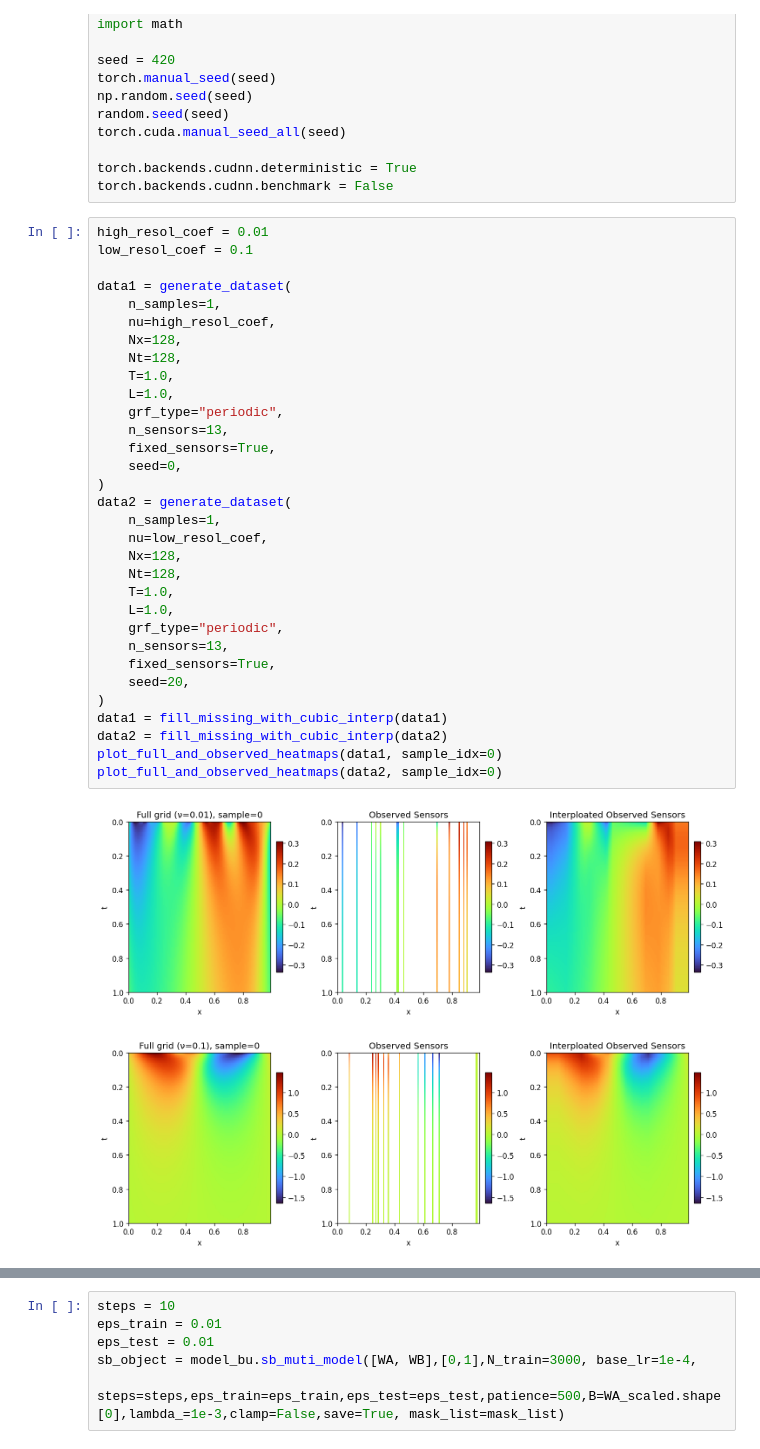
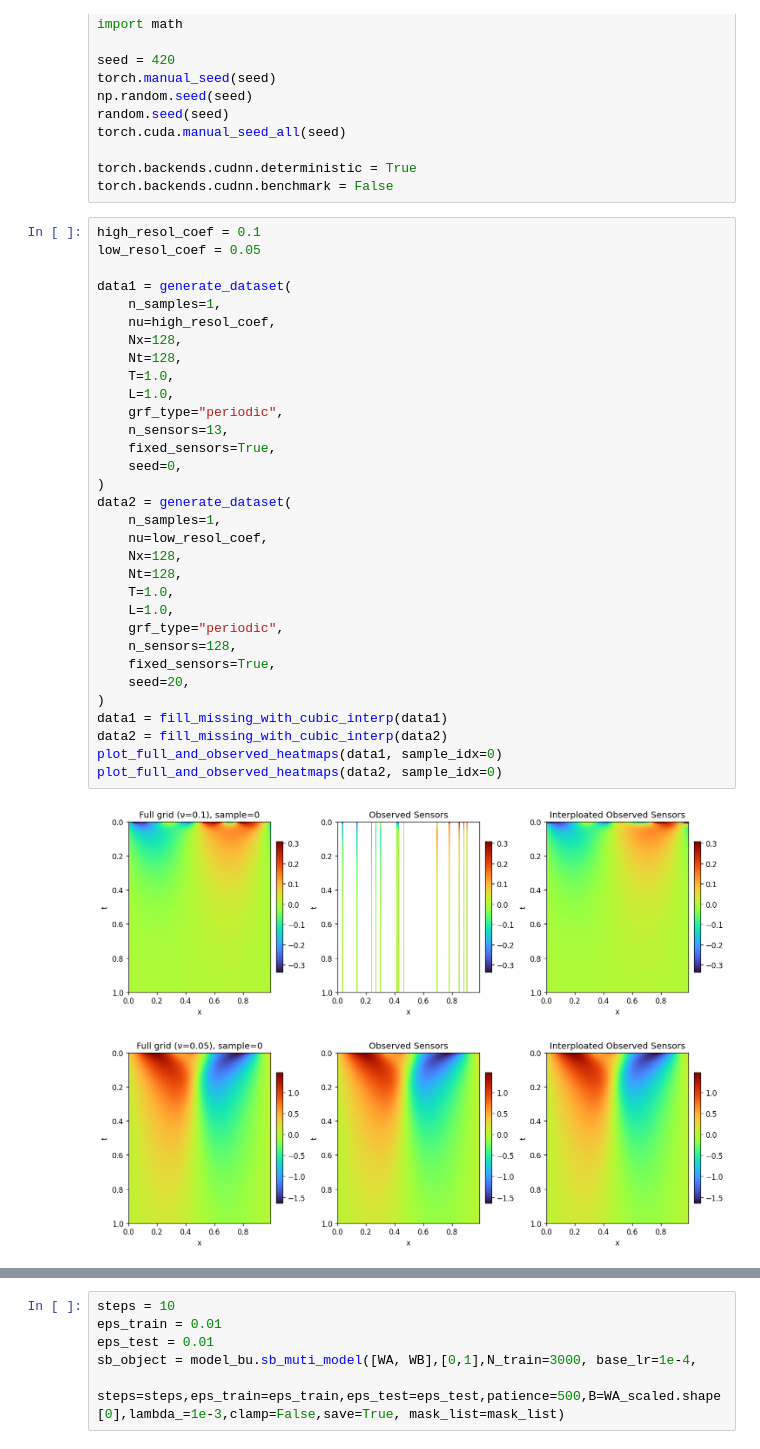
Before and after one commit to DohyunBu/PICSB, a Jupyter notebook: train_BU.ipynb, the cells around one changed output, grey strips where cells are left out. Cells and saved outputs as stored; diff of their text form.

```diff
--- a/train_BU.ipynb
+++ b/train_BU.ipynb
@@ -23,40 +23,40 @@ torch.cuda.manual_seed_all(seed)
 torch.backends.cudnn.deterministic = True
 torch.backends.cudnn.benchmark = False
 # %%
-high_resol_coef = 0.01
-low_resol_coef = 0.1
+high_resol_coef = 0.1
+low_resol_coef = 0.05
 
 data1 = generate_dataset(
     n_samples=1,
     nu=high_resol_coef,
     Nx=128,
     Nt=128,
     T=1.0,
     L=1.0,
     grf_type="periodic",
     n_sensors=13,
     fixed_sensors=True,
     seed=0,
 )
 data2 = generate_dataset(
     n_samples=1,
     nu=low_resol_coef,
     Nx=128,
     Nt=128,
     T=1.0,
     L=1.0,
     grf_type="periodic",
-    n_sensors=13,
+    n_sensors=128,
     fixed_sensors=True,
     seed=20,
 )
 data1 = fill_missing_with_cubic_interp(data1)
 data2 = fill_missing_with_cubic_interp(data2)
 plot_full_and_observed_heatmaps(data1, sample_idx=0)
 plot_full_and_observed_heatmaps(data2, sample_idx=0)
 # %% [output]
-[figure, old version]
+[figure, new version]
-[figure, old version]
+[figure, new version]
 # %%
 ((np.abs(data2['U_full'] - data2['U_filled']))**2).mean()
 # %% [output]
```
Also changed, not shown: parts of 13 cells of this notebook, 2 other files.
